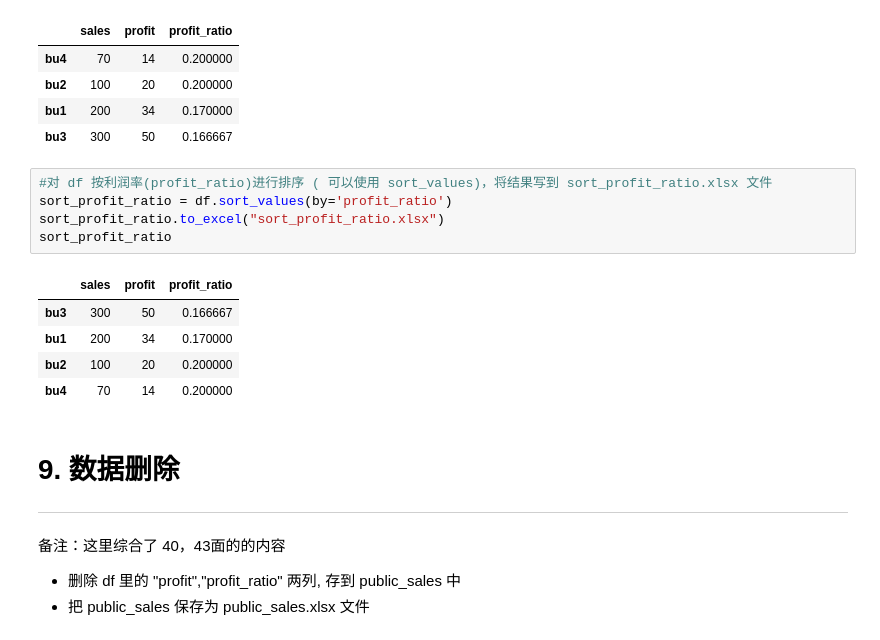
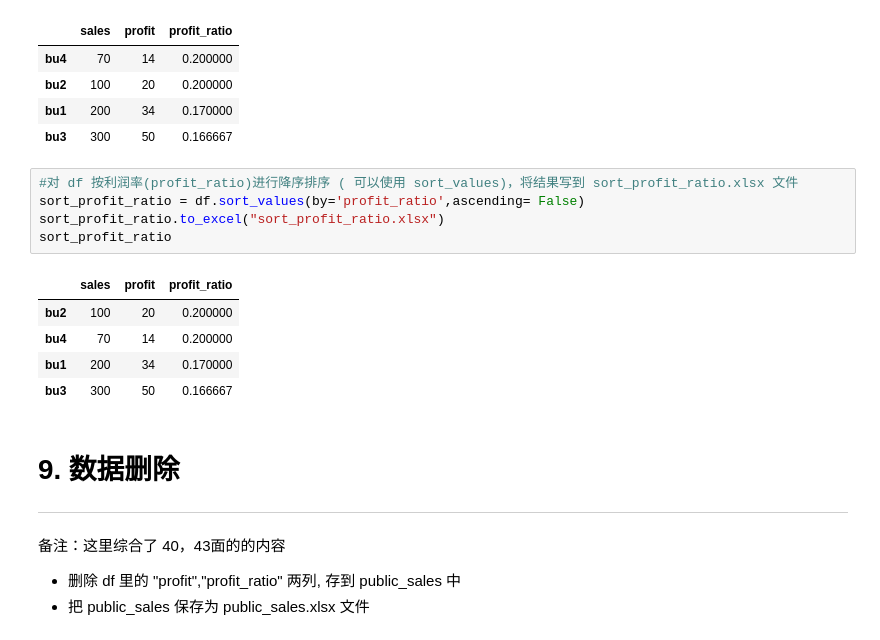
Before and after one commit to liuhui998/pe2, a Jupyter notebook: 02-more-pandas/answer-questions.ipynb, the cells around one changed output. Drawn from its saved outputs; the diff is of its cells as text.

```diff
--- a/02-more-pandas/answer-questions.ipynb
+++ b/02-more-pandas/answer-questions.ipynb
@@ -236,16 +246,16 @@ sort_profit
 | bu1 | 200 | 34 | 0.170000 |
 | bu3 | 300 | 50 | 0.166667 |
 # %%
-#对 df 按利润率(profit_ratio)进行排序 ( 可以使用 sort_values)，将结果写到 sort_profit_ratio.xlsx 文件
-sort_profit_ratio = df.sort_values(by='profit_ratio')
+#对 df 按利润率(profit_ratio)进行降序排序 ( 可以使用 sort_values)，将结果写到 sort_profit_ratio.xlsx 文件
+sort_profit_ratio = df.sort_values(by='profit_ratio',ascending= False)
 sort_profit_ratio.to_excel("sort_profit_ratio.xlsx")
 sort_profit_ratio
 # %% [output]
 |  | sales | profit | profit_ratio |
-| bu3 | 300 | 50 | 0.166667 |
-| bu1 | 200 | 34 | 0.170000 |
 | bu2 | 100 | 20 | 0.200000 |
 | bu4 | 70 | 14 | 0.200000 |
+| bu1 | 200 | 34 | 0.170000 |
+| bu3 | 300 | 50 | 0.166667 |
 # %% [markdown]
 # 9. 数据删除
 ---
```
Also changed, not shown: parts of 10 cells of this notebook.
